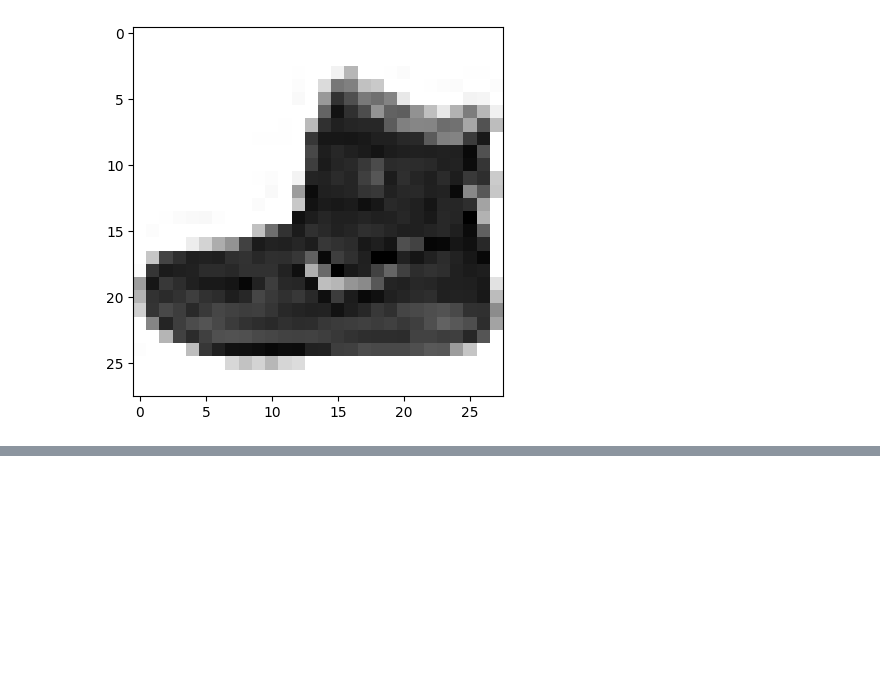
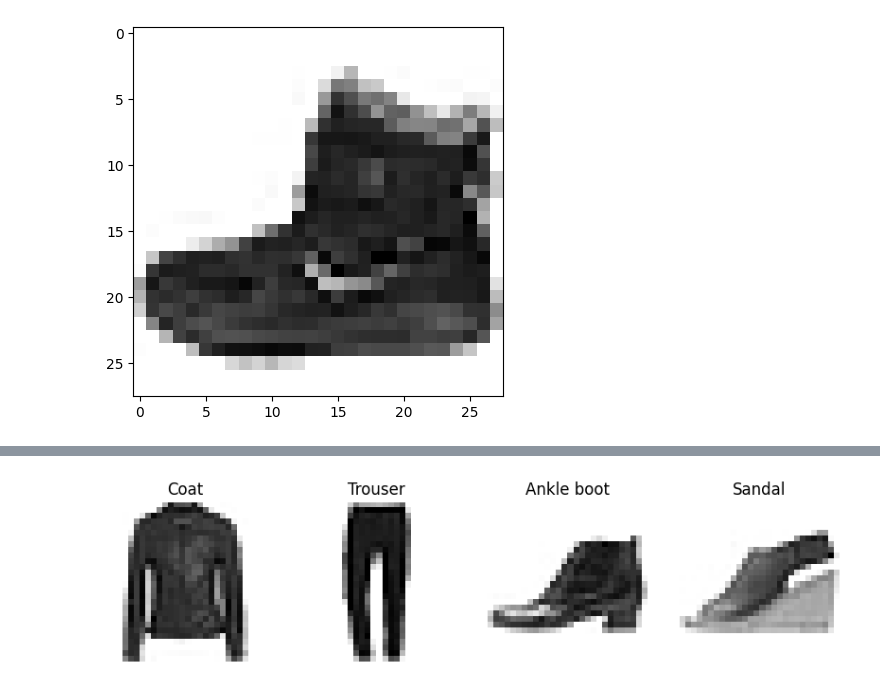
Before and after one commit to lewisnjue/AI, a Jupyter notebook: classifcaion_with_tensorflow.ipynb, the cells around one changed output, grey strips where cells are left out. Saved outputs shown, nothing was run; the diff lists cells and outputs as text; code cells hidden in the pictures; blank space fills up the shorter version.

```diff
--- a/classifcaion_with_tensorflow.ipynb
+++ b/classifcaion_with_tensorflow.ipynb
@@ -343,0 +370,12 @@ plt.show()
+# %%
+# plot multiple random images of fashio MNist
+import random
+plt.figure(figsize=(10,10))
+for i in range(4):
+  ax = plt.subplot(1,4,i+1)
+  rand_index = random.randint(0,len(train_data))
+  plt.imshow(train_data[rand_index],cmap=plt.cm.binary)
+  plt.title(classe_names[train_labels[rand_index]])
+  plt.axis("off")
+# %% [output]
+[figure, added]
```
Also changed, not shown: parts of 3 cells of this notebook.
